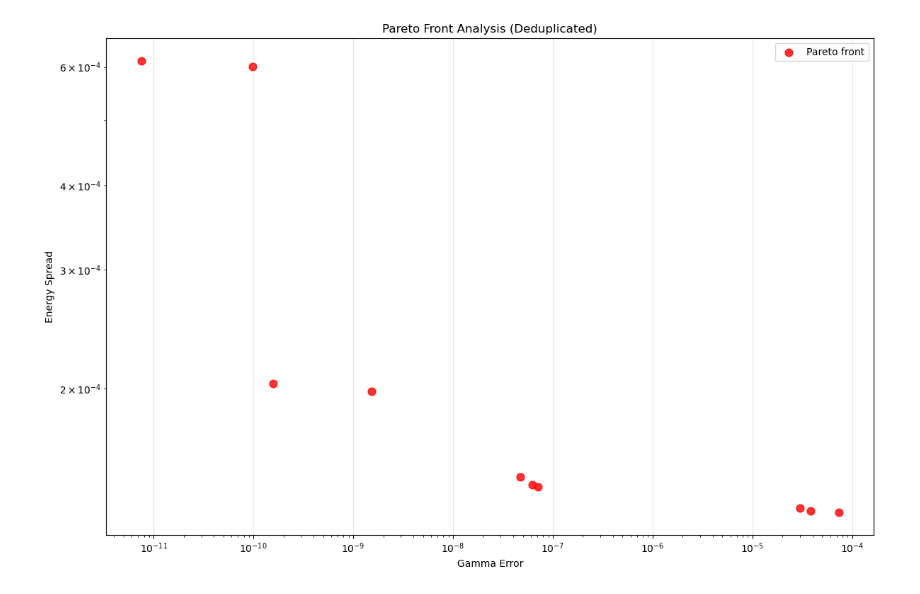
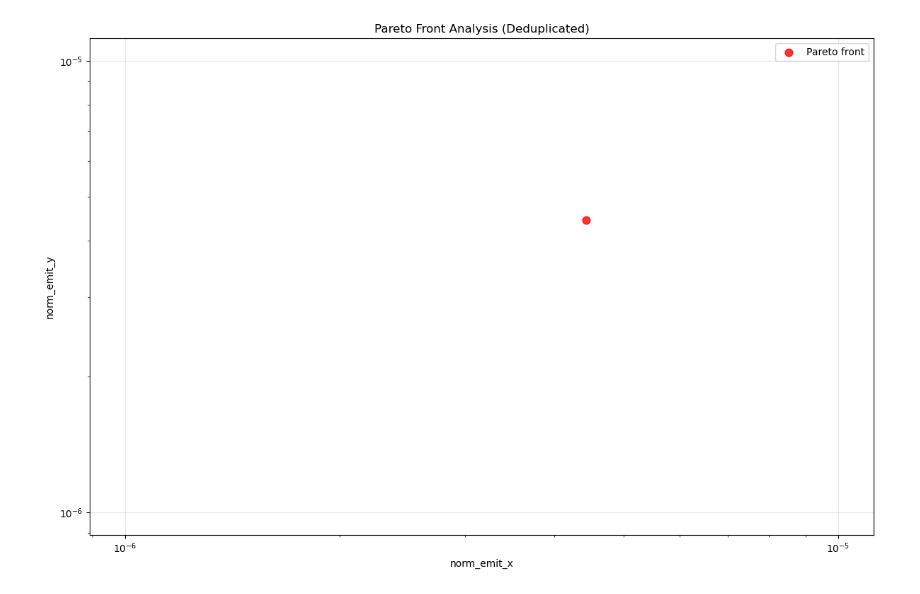
Before and after one commit to ndwang/LEC_optimization, a Jupyter notebook: read_output.ipynb, the cells around one changed output. Saved outputs shown, nothing was run; the diff lists cells and outputs as text; code cells hidden in the pictures.

```diff
--- a/read_output.ipynb
+++ b/read_output.ipynb
@@ -45,7 +41,9 @@ Number of generations: 28
 # %%
 # Define variables and objectives
-variables = ['phase', 'phase3', 'voltage', 'voltage3']
-objectives = ['gamma_error', 'energy_spread']
+#variables = ['phase', 'phase3', 'voltage', 'voltage3']
+#objectives = ['gamma_error', 'energy_spread']
+variables = ['GSOL01', 'GSOL02', 'LI.SOL03', 'LI.SOL04']
+objectives = ['norm_emit_x', 'norm_emit_y']
 
 print("Variables:", variables)
 print("Objectives:", objectives)
@@ -158,10 +150,10 @@ print(f"Unique solutions (after removing duplicates): {len(pop_df_unique)}")
 def is_dominated(row, df):
     """Check if a solution is dominated by any other solution"""
     for _, other_row in df.iterrows():
-        if (other_row['gamma_error'] <= row['gamma_error'] and
-            other_row['energy_spread'] <= row['energy_spread'] and
-            (other_row['gamma_error'] < row['gamma_error'] or
-             other_row['energy_spread'] < row['energy_spread'])):
+        if (other_row[objectives[0]] <= row[objectives[0]] and
+            other_row[objectives[1]] <= row[objectives[1]] and
+            (other_row[objectives[0]] < row[objectives[0]] or
+             other_row[objectives[1]] < row[objectives[1]])):
             return True
     return False
 
@@ -181,24 +173,24 @@ Number of Pareto optimal solutions: 10
 # %%
 # 7. Plot Pareto front with best solutions highlighted
 fig, ax = plt.subplots(figsize=(12, 8))
 
 # All unique solutions
-#ax.scatter(pop_df_unique['gamma_error'], pop_df_unique['energy_spread'],
+#ax.scatter(pop_df_unique[objectives[0]], pop_df_unique[objectives[1]],
 #          alpha=0.3, s=30, c='lightblue', label='All unique solutions')
 
 # Pareto front
-ax.scatter(pareto_df['gamma_error'], pareto_df['energy_spread'],
+ax.scatter(pareto_df[objectives[0]], pareto_df[objectives[1]],
           alpha=0.8, s=60, c='red', label='Pareto front')
 
-ax.set_xlabel('Gamma Error')
-ax.set_ylabel('Energy Spread')
+ax.set_xlabel(objectives[0])
+ax.set_ylabel(objectives[1])
 ax.set_title('Pareto Front Analysis (Deduplicated)')
 ax.set_xscale('log')
 ax.set_yscale('log')
 ax.legend()
 ax.grid(True, alpha=0.3)
 
 plt.tight_layout()
 plt.show()
 # %% [output]
-[figure, old version]
+[figure, new version]
```
Also changed, not shown: parts of 16 cells of this notebook, 2 other files.
